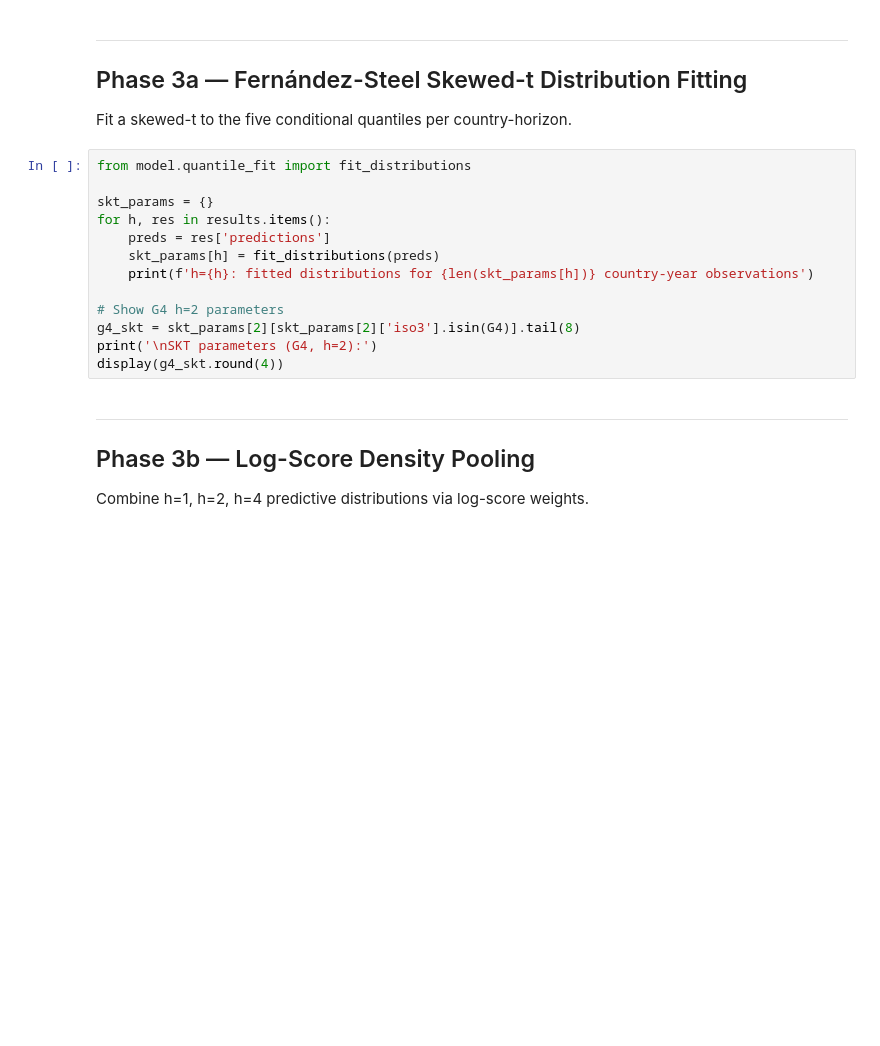
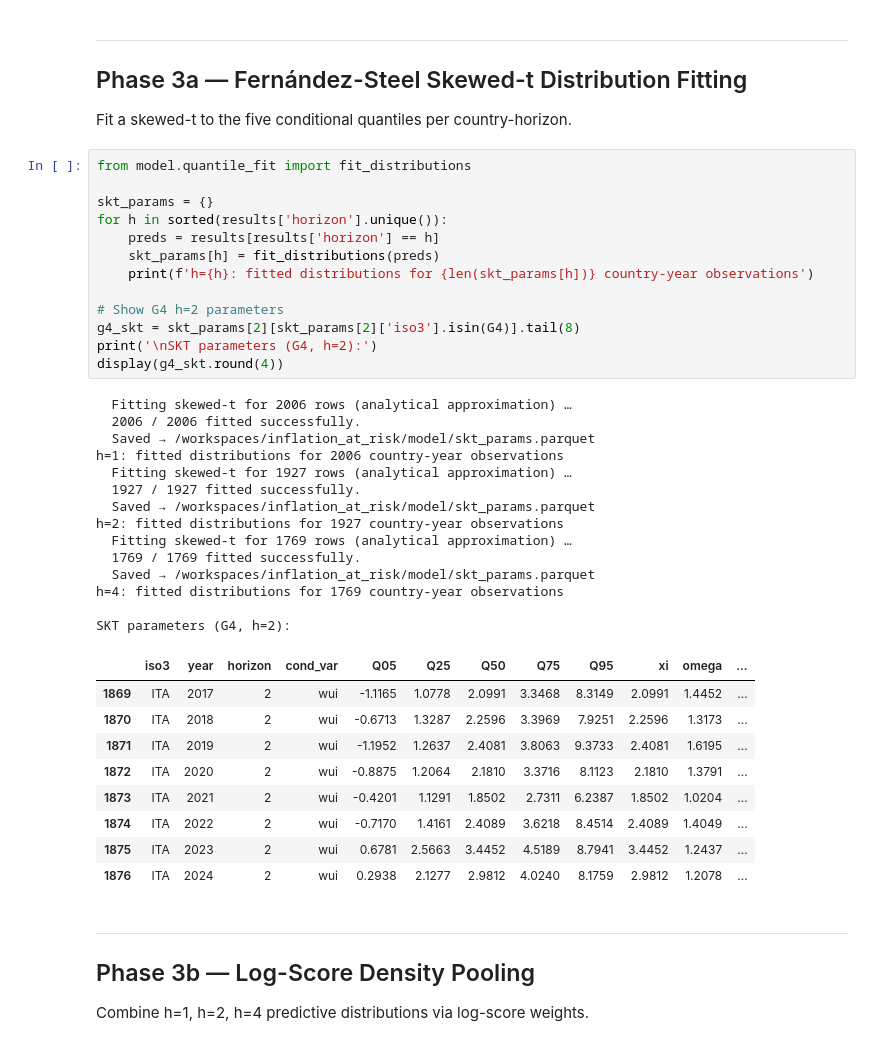
Before and after one commit to Lutinppp/inflation_at_risk, a Jupyter notebook: notebooks/eu_g4_iar.ipynb, the cells around one changed output. Cells and saved outputs as stored; diff of their text form; blank space fills up the shorter version.

```diff
--- a/notebooks/eu_g4_iar.ipynb
+++ b/notebooks/eu_g4_iar.ipynb
@@ -211,16 +263,40 @@ Fit a skewed-t to the five conditional quantiles per country-horizon.
 # %%
 from model.quantile_fit import fit_distributions
 
 skt_params = {}
-for h, res in results.items():
-    preds = res['predictions']
+for h in sorted(results['horizon'].unique()):
+    preds = results[results['horizon'] == h]
     skt_params[h] = fit_distributions(preds)
     print(f'h={h}: fitted distributions for {len(skt_params[h])} country-year observations')
 
 # Show G4 h=2 parameters
 g4_skt = skt_params[2][skt_params[2]['iso3'].isin(G4)].tail(8)
 print('\nSKT parameters (G4, h=2):')
 display(g4_skt.round(4))
+# %% [output]
+  Fitting skewed-t for 2006 rows (analytical approximation) …
+  2006 / 2006 fitted successfully.
+  Saved → /workspaces/inflation_at_risk/model/skt_params.parquet
+h=1: fitted distributions for 2006 country-year observations
+  Fitting skewed-t for 1927 rows (analytical approximation) …
+  1927 / 1927 fitted successfully.
+  Saved → /workspaces/inflation_at_risk/model/skt_params.parquet
+h=2: fitted distributions for 1927 country-year observations
+  Fitting skewed-t for 1769 rows (analytical approximation) …
+  1769 / 1769 fitted successfully.
+  Saved → /workspaces/inflation_at_risk/model/skt_params.parquet
+h=4: fitted distributions for 1769 country-year observations
+
+SKT parameters (G4, h=2):
+|  | iso3 | year | horizon | cond_var | Q05 | Q25 | Q50 | Q75 | Q95 | xi | omega | ... |
+| 1869 | ITA | 2017 | 2 | wui | -1.1165 | 1.0778 | 2.0991 | 3.3468 | 8.3149 | 2.0991 | 1.4452 | ... |
+| 1870 | ITA | 2018 | 2 | wui | -0.6713 | 1.3287 | 2.2596 | 3.3969 | 7.9251 | 2.2596 | 1.3173 | ... |
+| 1871 | ITA | 2019 | 2 | wui | -1.1952 | 1.2637 | 2.4081 | 3.8063 | 9.3733 | 2.4081 | 1.6195 | ... |
+| 1872 | ITA | 2020 | 2 | wui | -0.8875 | 1.2064 | 2.1810 | 3.3716 | 8.1123 | 2.1810 | 1.3791 | ... |
+| 1873 | ITA | 2021 | 2 | wui | -0.4201 | 1.1291 | 1.8502 | 2.7311 | 6.2387 | 1.8502 | 1.0204 | ... |
+| 1874 | ITA | 2022 | 2 | wui | -0.7170 | 1.4161 | 2.4089 | 3.6218 | 8.4514 | 2.4089 | 1.4049 | ... |
+| 1875 | ITA | 2023 | 2 | wui | 0.6781 | 2.5663 | 3.4452 | 4.5189 | 8.7941 | 3.4452 | 1.2437 | ... |
+| 1876 | ITA | 2024 | 2 | wui | 0.2938 | 2.1277 | 2.9812 | 4.0240 | 8.1759 | 2.9812 | 1.2078 | ... |
 # %% [markdown]
 ---
 ## Phase 3b — Log-Score Density Pooling
```
Also changed, not shown: parts of 18 cells of this notebook, 4 other files.
